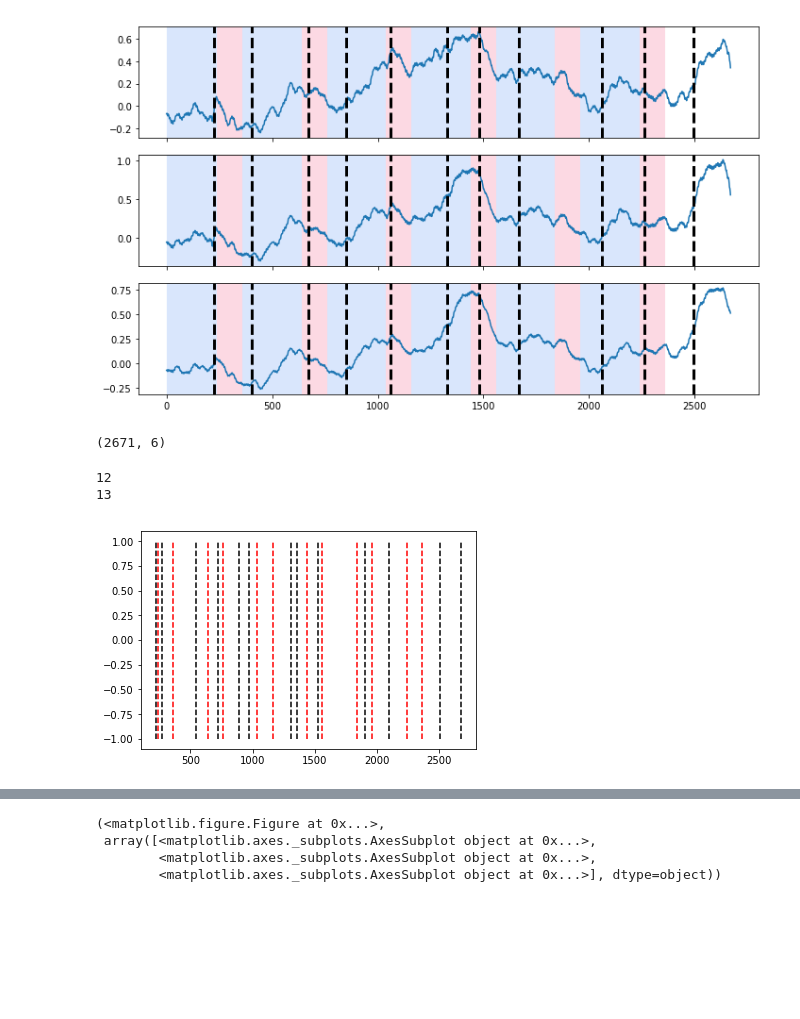
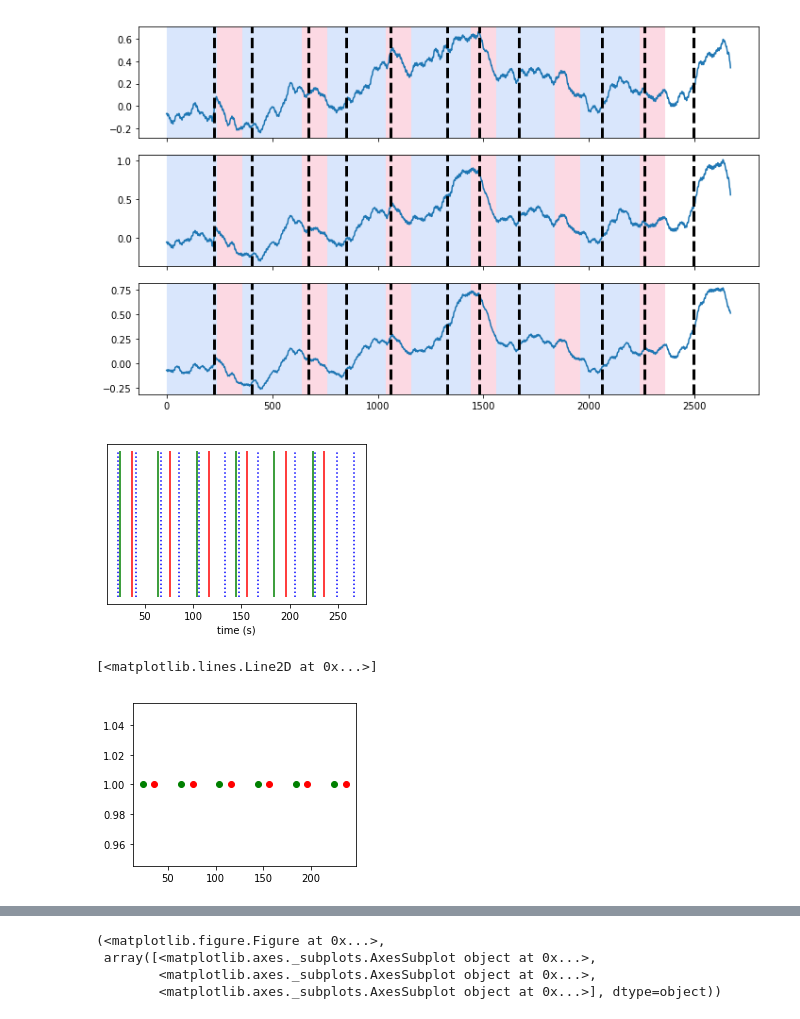
Before and after one commit to g-torr/data-driven, a Jupyter notebook: oxy.ipynb, the cells around one changed output, grey strips where cells are left out. Saved outputs shown, nothing was run; the diff lists cells and outputs as text; code cells hidden in the pictures; blank space fills up the shorter version.

Commit message:
multiple changepoints

```diff
--- a/oxy.ipynb
+++ b/oxy.ipynb
@@ -69,16 +69,30 @@ print(len(trial))
 12
 12
 [figure]
-# %%
-shape(oxy[:,roi1+roi2+roi3])
-# %% [output]
-(2671, 6)
-# %%
-vlines(trial,-1,1,linestyles="--",colors="r")
-print(len(trial))
-vlines(result,-1,1,linestyles="-.")
-print(len(result))
-# %% [output]
-12
-13
-[figure, removed]
+# %%
+figure(figsize=(4,3))
+t=arange(0,len(oxy))*0.1#it converts frame in time
+#plot(t,oxy[:,roi1+roi2+roi3],lw="0.5",alpha=0.7)
+xmin,xmax,ymin,ymax=gca().axis()
+vlines(trial[::2]*0.1,ymin,ymax,linestyles="-",color="g")#start mental operation
+vlines(trial[1::2]*0.1,ymin,ymax,linestyles="-",color="r")#start pause
+vlines(array(M_result)*0.1,ymin,ymax,linestyles=":",color="b")#change point estimate
+xlabel("time (s)")
+tick_params(
+    axis='y',          # changes apply to the x-axis
+    which='both',      # both major and minor ticks are affected
+    right='off',       # ticks along the right edge are off
+    left='off',         # ticks along the left edge are off
+    labelleft=False) # labels along the bottom edge are off
+tight_layout()
+savefig("./figure/multiple_changepoint.pdf")
+# %% [output]
+[figure, added]
+# %%
+figure(figsize=(4,3))
+t=arange(0,len(oxy))*0.1#it converts frame in time
+plot(trial[::2]*0.1,ones(len(trial[::2])),"o",color="g")#start mental operation
+plot(trial[1::2]*0.1,ones(len(trial[1::2])),"o",color="r")#start pause
+# %% [output]
+[<matplotlib.lines.Line2D at 0x...>]
+[figure, added]
```
Also changed, not shown: parts of 1 cell of this notebook, 6 other files.
